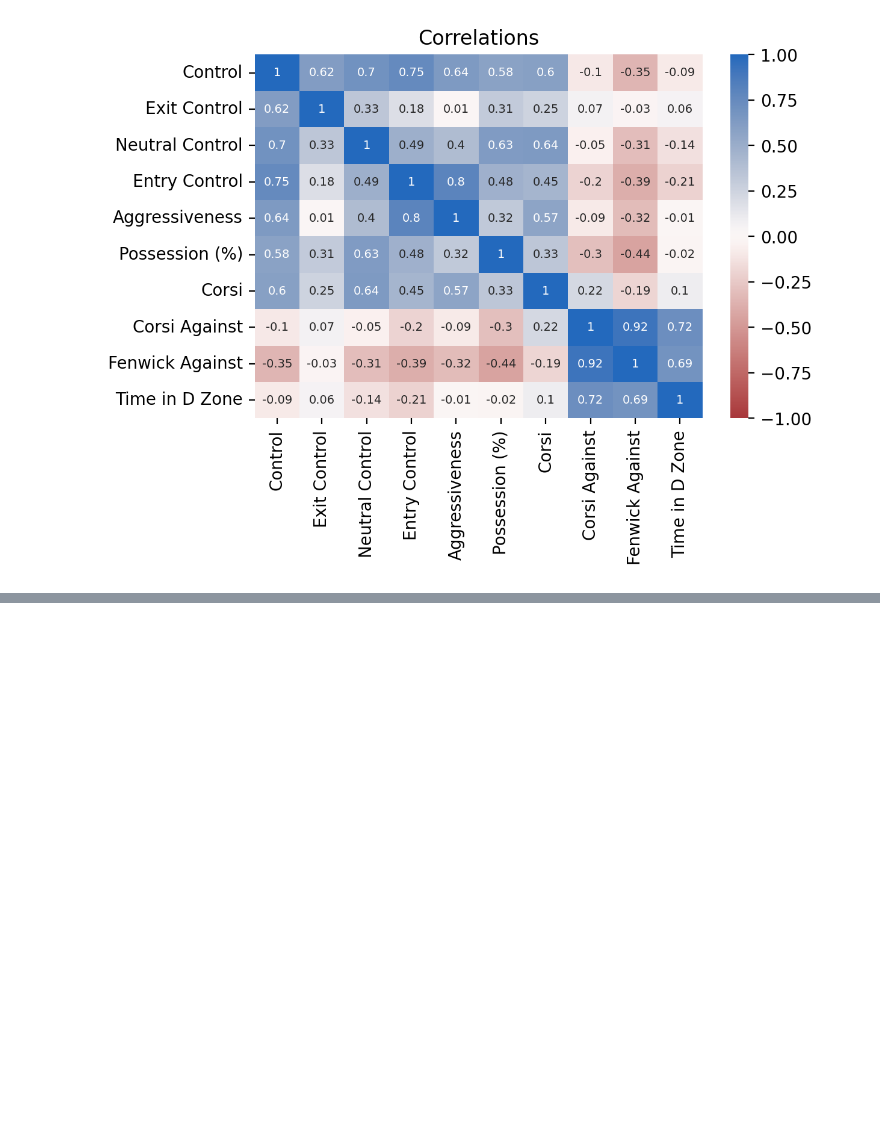
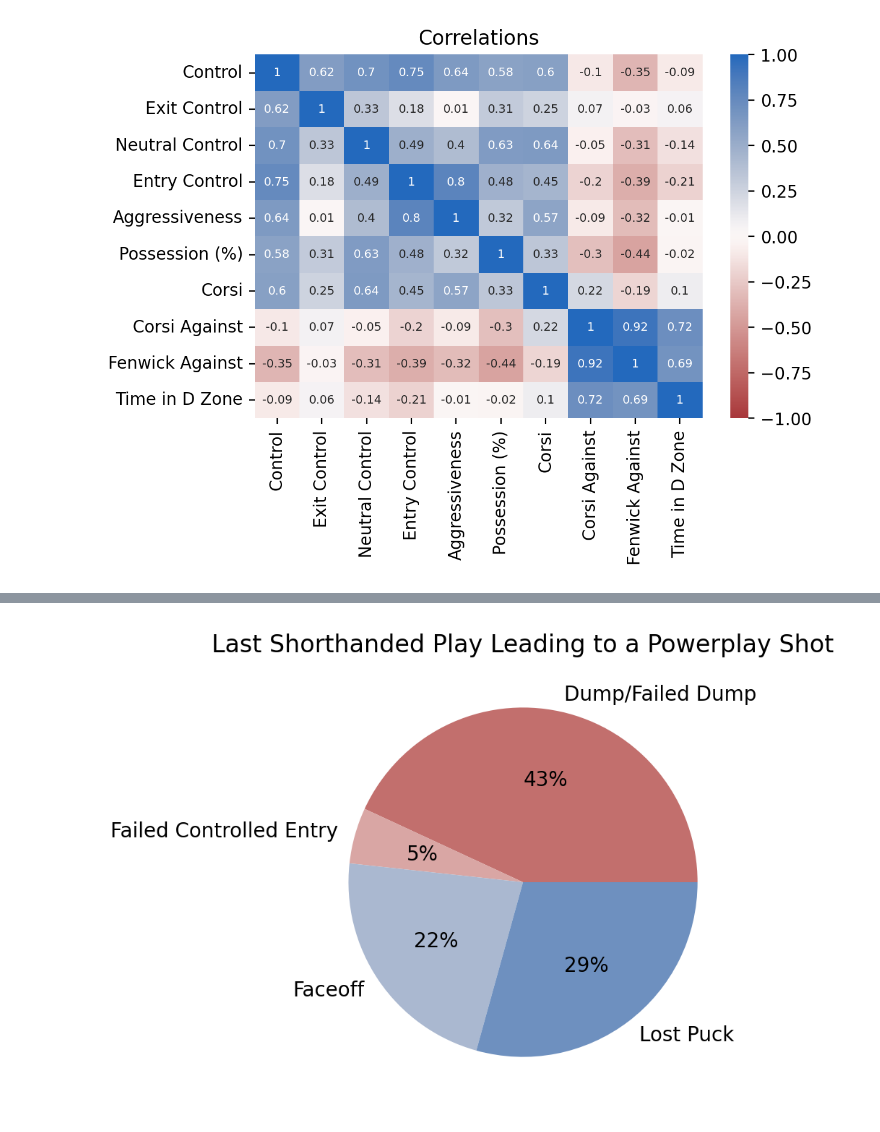
Before and after one commit to EmilyMWright/BDC-2024-PK-Control, a Jupyter notebook: analysis.ipynb, the cells around one changed output, grey strips where cells are left out. Drawn from its saved outputs; the diff is of its cells as text; code cells hidden in the pictures; blank space fills up the shorter version.

```diff
--- a/analysis.ipynb
+++ b/analysis.ipynb
@@ -197,0 +204,11 @@ g.figure.savefig('results/Control_Distribution.png')
+# %%
+# data extracted manually
+data = [25, 3, 13, 17]
+keys = ['Dump/Failed Dump', 'Failed Controlled Entry', 'Faceoff', 'Lost Puck']
+
+plt.pie(data, labels=keys, colors=[clrs[0], clrs[1], clrs[4], clrs[5]], autopct='%.0f%%')
+plt.title('Last Shorthanded Play Leading to a Powerplay Shot')
+# plt.savefig('results/Play_Pie_Chart.png')
+plt.show()
+# %% [output]
+[figure, added]
```
Also changed, not shown: parts of 4 cells of this notebook.
